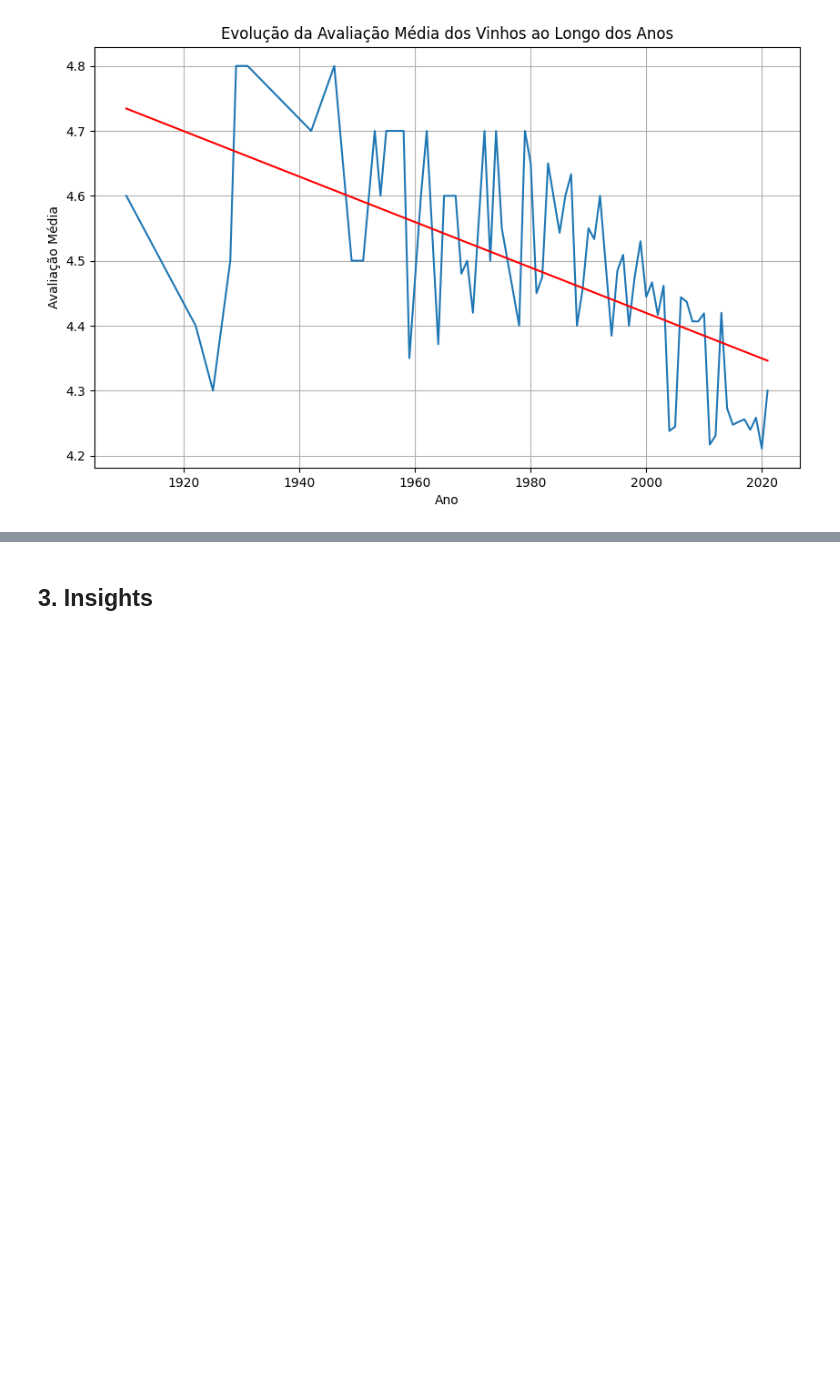
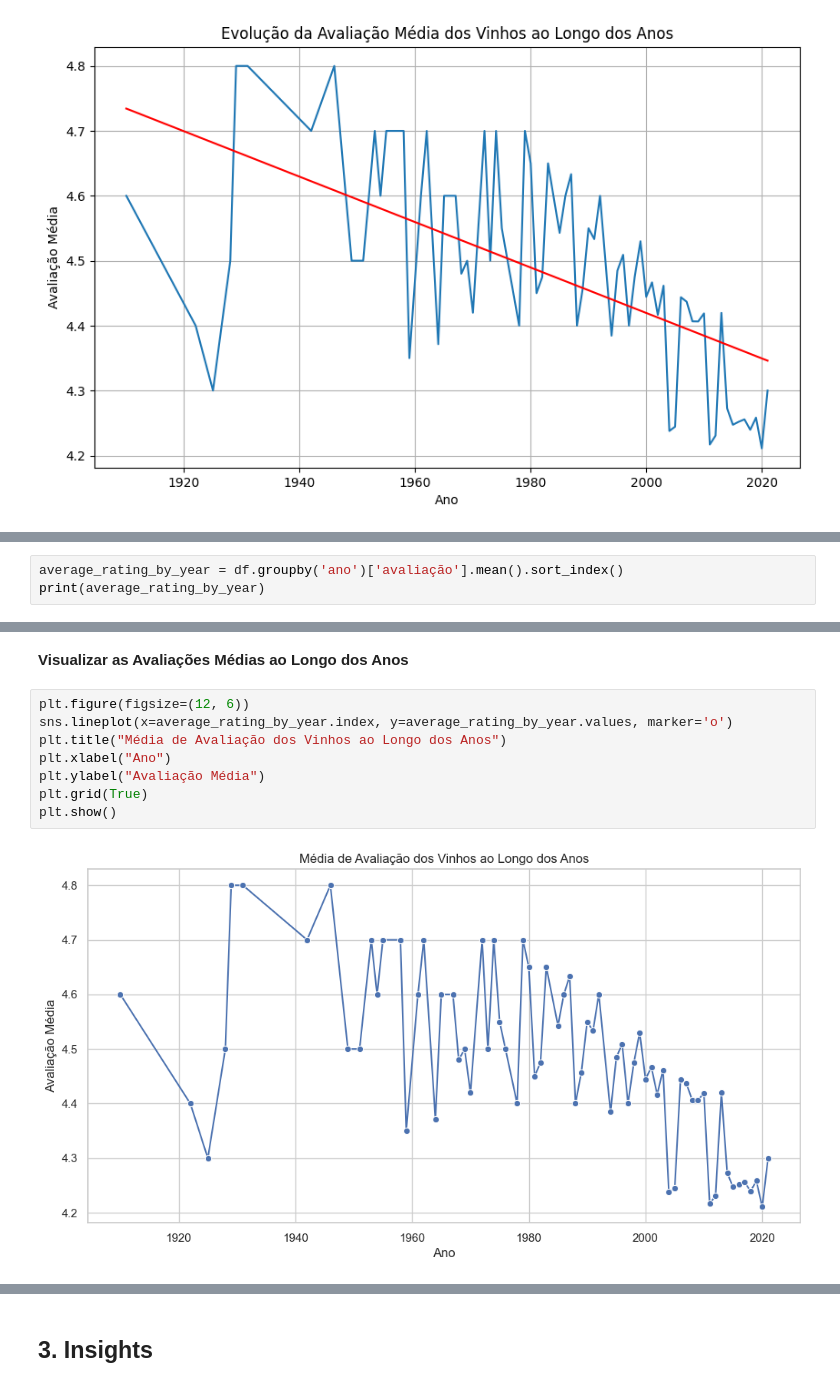
Before and after one commit to atlantico-academy/equipe5-2024.3, a Jupyter notebook: notebooks/01-exploratory_data_analysis.ipynb, the cells around one changed output, grey strips where cells are left out. Cells and saved outputs as stored; diff of their text form; blank space fills up the shorter version.

```diff
--- a/notebooks/01-exploratory_data_analysis.ipynb
+++ b/notebooks/01-exploratory_data_analysis.ipynb
@@ -799,0 +815,3 @@ plt.show()
+# %%
+average_rating_by_year = df.groupby('ano')['avaliação'].mean().sort_index()
+print(average_rating_by_year)
@@ -799,0 +832,12 @@ plt.show()
+# %% [markdown]
+**Visualizar as Avaliações Médias ao Longo dos Anos**
+# %%
+plt.figure(figsize=(12, 6))
+sns.lineplot(x=average_rating_by_year.index, y=average_rating_by_year.values, marker='o')
+plt.title("Média de Avaliação dos Vinhos ao Longo dos Anos")
+plt.xlabel("Ano")
+plt.ylabel("Avaliação Média")
+plt.grid(True)
+plt.show()
+# %% [output]
+[figure, added]
```
Also changed, not shown: parts of 24 cells of this notebook.
